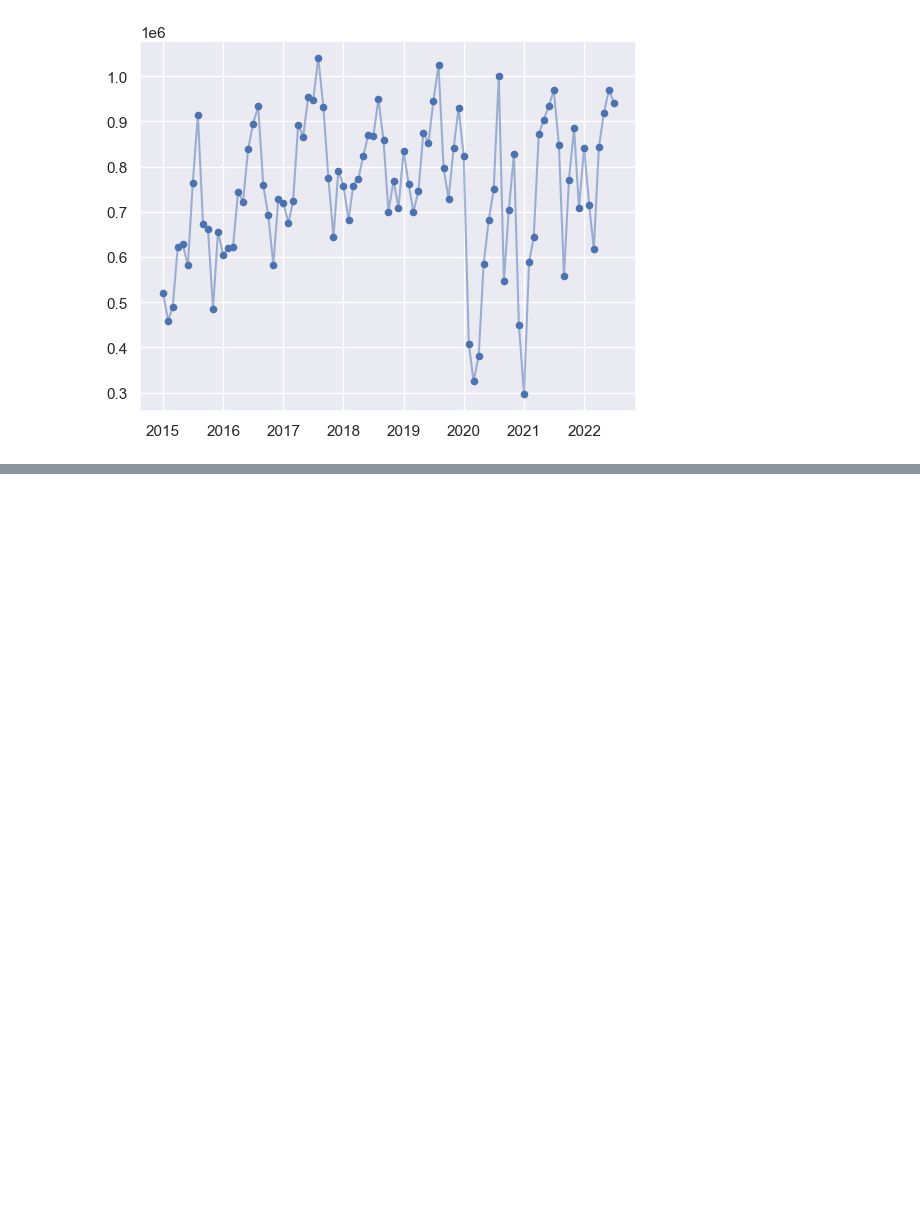
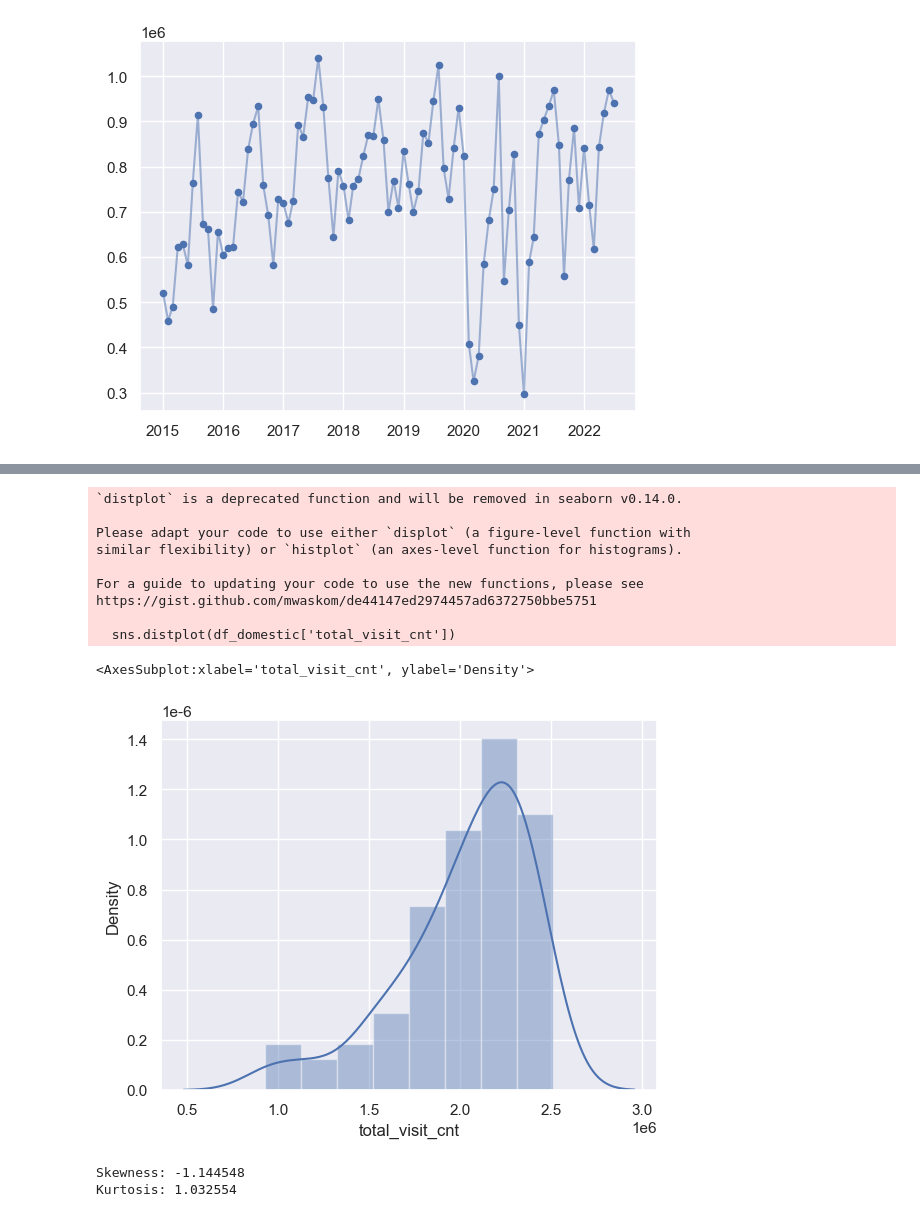
Before and after one commit to YuLim2/BigContest2022, a Jupyter notebook: BigContest2022.ipynb, the cells around one changed output, grey strips where cells are left out. Saved outputs shown, nothing was run; the diff lists cells and outputs as text; code cells hidden in the pictures; blank space fills up the shorter version.

Commit message:
ADD: EDA - domestic data

```diff
--- a/BigContest2022.ipynb
+++ b/BigContest2022.ipynb
@@ -157,5 +147,0 @@ def combine_data(start_year, end_year):
-# %%
-df_domestic = combine_data(2015, 2021)
-df_domestic = df_domestic.drop(columns='데이터기준일자')
-df_domestic['총입도객'] = df_domestic.sum(axis=1)
-df_domestic
@@ -190,0 +150,18 @@ df_domestic
+# %%
+# dataset
+columns = ['base_month', 'individual_trip', 'part_package', 'package', 'leis_sports_cnt', 'meet_work_cnt', 'ref_view_cnt', 'visit_rel_cnt', 'edu_trip_cnt', 'etc_cnt', '데이터기준일자']
+def combine_data(start_year, end_year):
+    df_domestic = pd.read_csv(f'./data/domestic_{start_year}.csv', encoding='cp949', on_bad_lines='skip')
+    df_domestic.columns = columns
+    for i in range(start_year + 1, end_year + 1):
+        df_domestic_section = pd.read_csv(f'./data/domestic_{i}.csv', encoding='cp949', on_bad_lines='skip')
+        df_domestic_section.columns = columns
+        df_domestic = pd.concat([df_domestic, df_domestic_section], ignore_index=True)
+    return df_domestic
+# %%
+df_domestic = combine_data(2015, 2021)
+df_domestic = df_domestic.drop(columns='데이터기준일자')
+df_domestic['ref_view_cnt'] = df_domestic['individual_trip'] + df_domestic['part_package'] + df_domestic['package'] + df_domestic['ref_view_cnt']
+df_domestic = df_domestic.drop(columns=['individual_trip', 'part_package', 'package'])
+df_domestic['total_visit_cnt'] = df_domestic.sum(axis=1)
+df_domestic
@@ -190,0 +182,4 @@ df_domestic
+# %%
+# Change base_month type to date
+df_domestic['base_month'] = df_domestic['base_month'].astype('str')
+df_domestic['base_month'] = df_domestic['base_month'].apply(lambda x: datetime.datetime.strptime(x, "%Y-%m"))
@@ -190,0 +216,22 @@ df_domestic
+# %%
+#histogram
+sns.distplot(df_domestic['total_visit_cnt'])
+# %% [output]
+`distplot` is a deprecated function and will be removed in seaborn v0.14.0.
+
+Please adapt your code to use either `displot` (a figure-level function with
+similar flexibility) or `histplot` (an axes-level function for histograms).
+
+For a guide to updating your code to use the new functions, please see
+https://gist.github.com/mwaskom/de44147ed2974457ad6372750bbe5751
+
+  sns.distplot(df_domestic['total_visit_cnt'])
+<AxesSubplot:xlabel='total_visit_cnt', ylabel='Density'>
+[figure, added]
+# %%
+#skewness and kurtosis
+print("Skewness: %f" % df_domestic['total_visit_cnt'].skew())
+print("Kurtosis: %f" % df_domestic['total_visit_cnt'].kurt())
+# %% [output]
+Skewness: -1.144548
+Kurtosis: 1.032554
```
Also changed, not shown: parts of 16 cells of this notebook.
